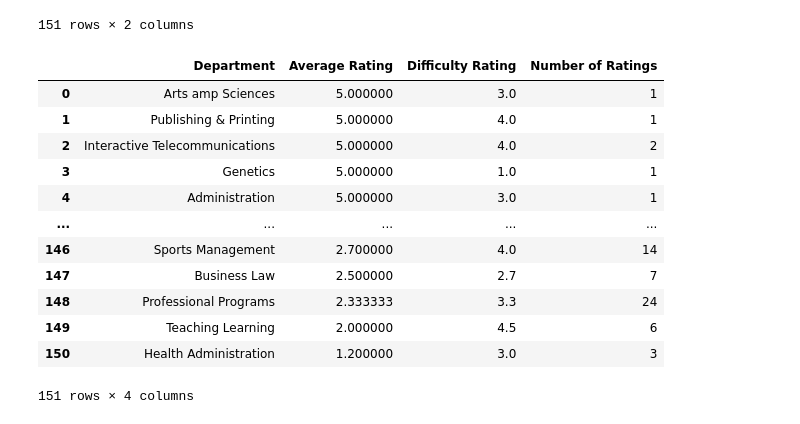
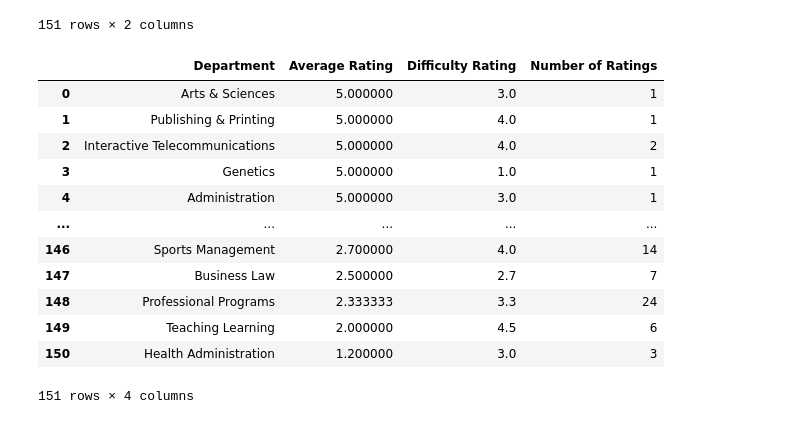
Before and after one commit to RitinDev/nyu-ratemyprof-scrape, a Jupyter notebook: parser.ipynb, the cells around one changed output. Saved outputs shown, nothing was run; the diff lists cells and outputs as text; code cells hidden in the pictures.

Commit message:
feat: adjust names in `department_stats` matrix + minimum number of ratings

```diff
--- a/parser.ipynb
+++ b/parser.ipynb
@@ -142,12 +142,15 @@ num_ratings
 # %%
 # Create a matrix of the mean ratings, mean difficulty ratings, and number of ratings for each department
 department_stats = mean_ratings.merge(mean_difficulty, on='Department')
 department_stats = department_stats.merge(num_ratings, on='Department')
 
+# Replace ' amp ' with ' & ' in the Department column
+department_stats['Department'] = department_stats['Department'].str.replace(' amp ', ' & ')
+
 department_stats
 # %% [output]
 |  | Department | Average Rating | Difficulty Rating | Number of Ratings |
-| 0 | Arts amp Sciences | 5.000000 | 3.0 | 1 |
+| 0 | Arts & Sciences | 5.000000 | 3.0 | 1 |
 | 1 | Publishing & Printing | 5.000000 | 4.0 | 1 |
 | 2 | Interactive Telecommunications | 5.000000 | 4.0 | 2 |
 | 3 | Genetics | 5.000000 | 1.0 | 1 |
```
Also changed, not shown: parts of 1 cell of this notebook.
